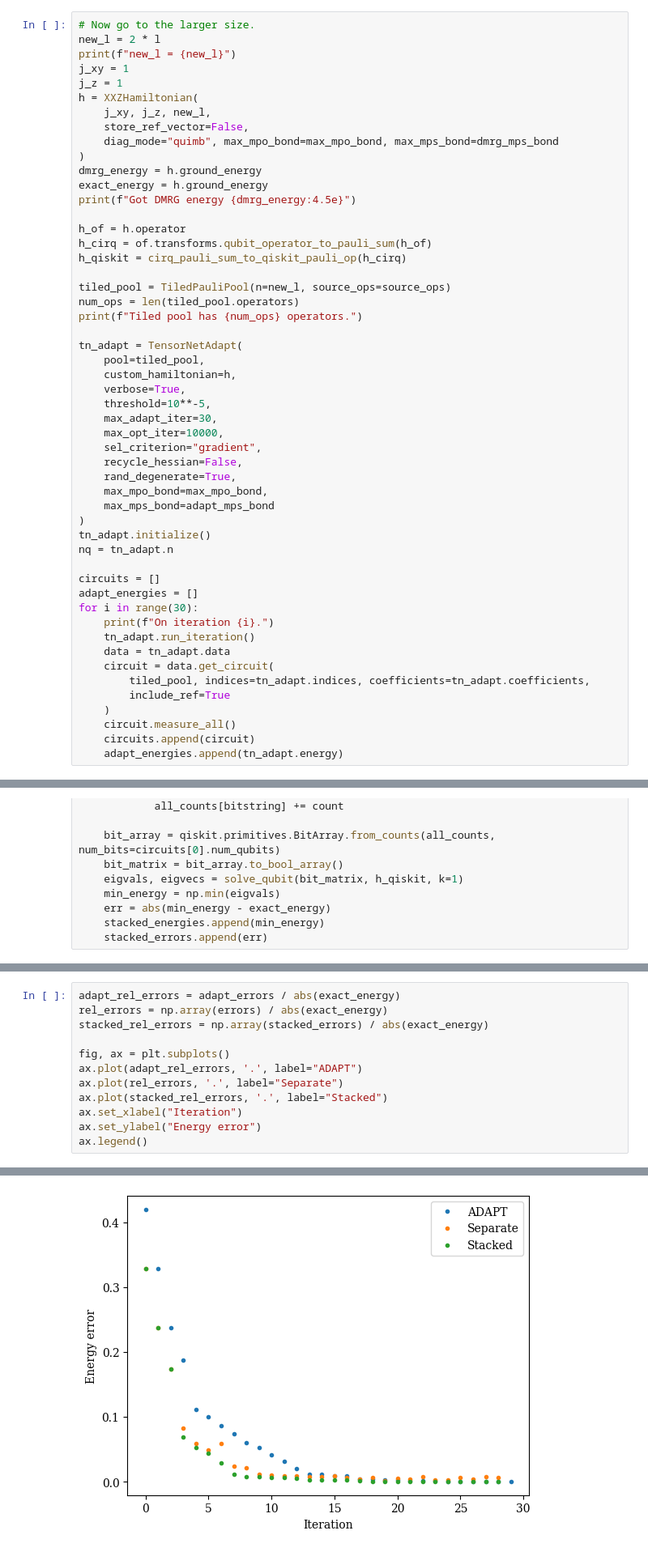
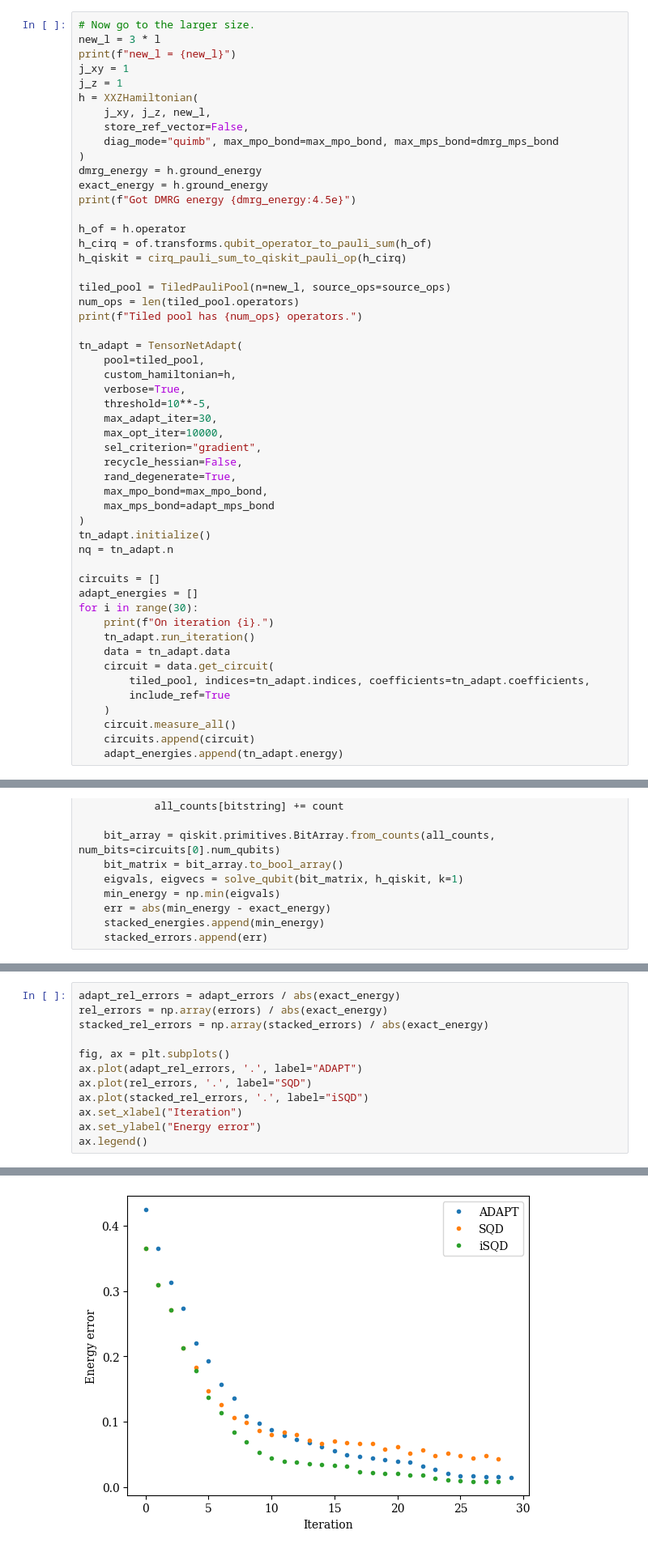
Before and after one commit to bdalfavero/adapt_isqd, a Jupyter notebook: adapt_isqd_xxz.ipynb, the cells around one changed output, grey strips where cells are left out. Shown at 81% size. Cells and saved outputs as stored; diff of their text form.

```diff
--- a/adapt_isqd_xxz.ipynb
+++ b/adapt_isqd_xxz.ipynb
@@ -285,7 +304,7 @@ def neel_circuit(nq, start_zero=True):
     return circuit
 # %%
 # Now go to the larger size.
-new_l = 2 * l
+new_l = 3 * l
 print(f"new_l = {new_l}")
 j_xy = 1
 j_z = 1
@@ -704,15 +723,15 @@ Text(0, 0.5, 'Energy error')
 # %%
 adapt_rel_errors = adapt_errors / abs(exact_energy)
 rel_errors = np.array(errors) / abs(exact_energy)
 stacked_rel_errors = np.array(stacked_errors) / abs(exact_energy)
 
 fig, ax = plt.subplots()
 ax.plot(adapt_rel_errors, '.', label="ADAPT")
-ax.plot(rel_errors, '.', label="Separate")
-ax.plot(stacked_rel_errors, '.', label="Stacked")
+ax.plot(rel_errors, '.', label="SQD")
+ax.plot(stacked_rel_errors, '.', label="iSQD")
 ax.set_xlabel("Iteration")
 ax.set_ylabel("Energy error")
 ax.legend()
 # %% [output]
 <matplotlib.legend.Legend at 0x...>
-[figure, old version]
+[figure, new version]
```
Also changed, not shown: parts of 8 cells of this notebook.
